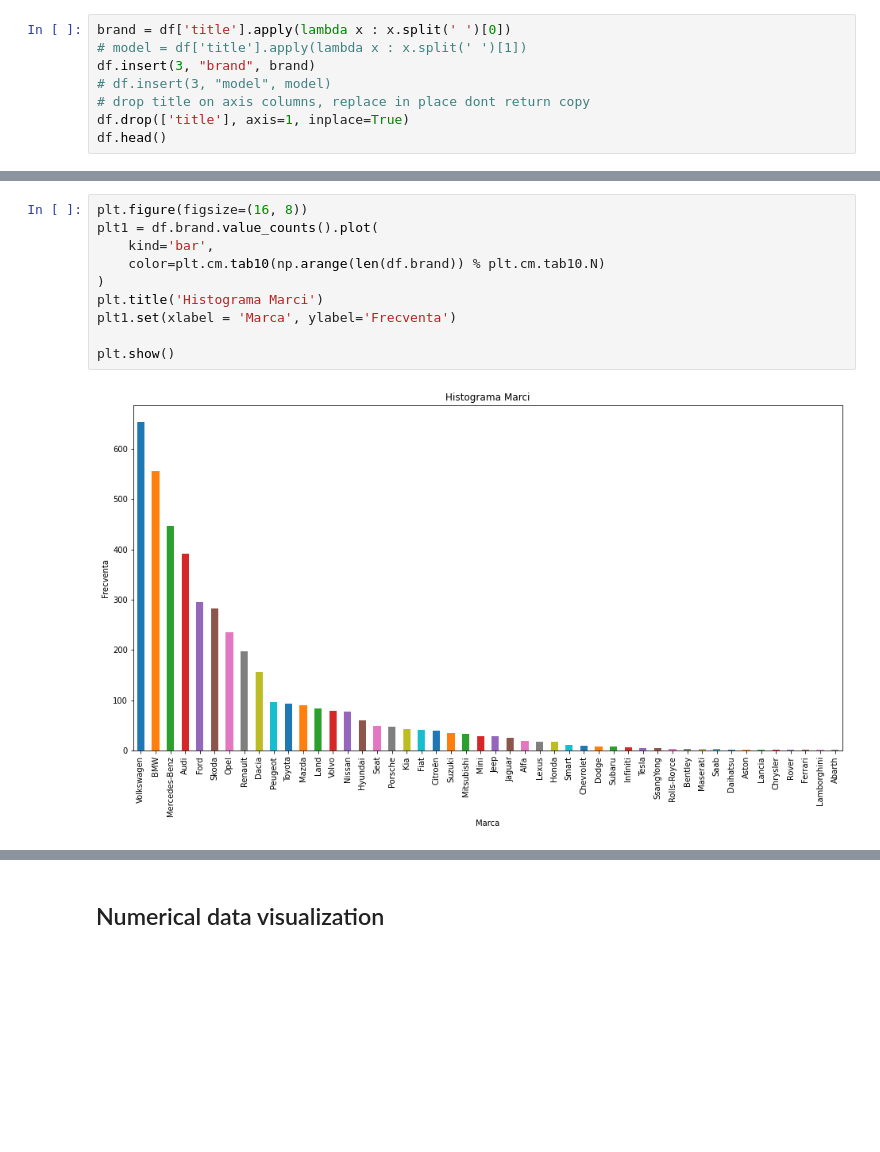
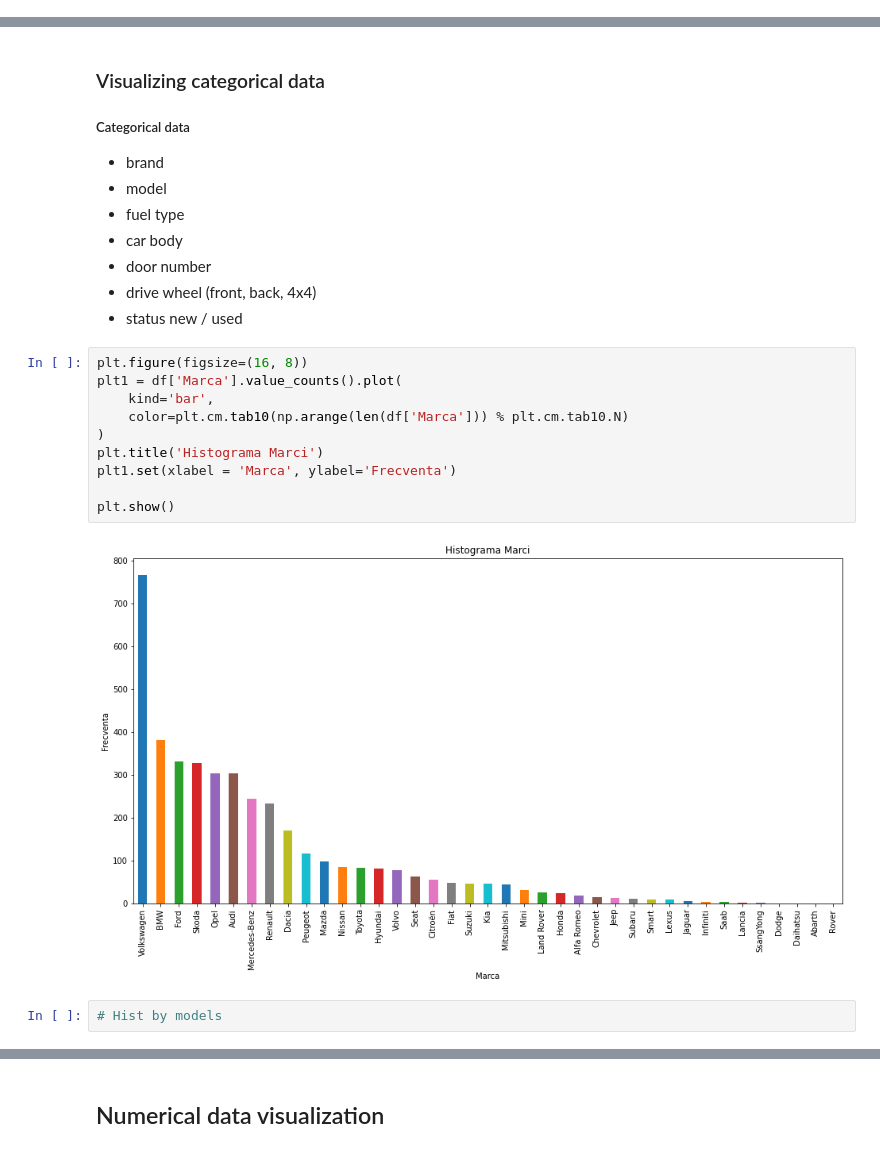
Before and after one commit to C1PR14N055/motors_ai, a Jupyter notebook: notebooks/Data Visualization.ipynb, the cells around one changed output, grey strips where cells are left out. Cells and saved outputs as stored; diff of their text form; blank space fills up the shorter version.

```diff
--- a/notebooks/Data Visualization.ipynb
+++ b/notebooks/Data Visualization.ipynb
@@ -140,11 +143,3 @@ df.head()
 | 2 | 7044051670 | 35 | Dambovita | 63351 | Targoviste |  |  | used | https://www.autovit.ro/anunt/audi... | ... |
 | 3 | 7044056336 | 12 | Sibiu | 34907 | Talmaciu |  |  | used | https://www.autovit.ro/anunt/volk... | ... |
 | 4 | 7044521035 | 34 | Valcea | 89649 | Ramnicu Valcea |  |  | used | https://www.autovit.ro/anunt/opel... | ... |
-# %%
-brand = df['title'].apply(lambda x : x.split(' ')[0])
-# model = df['title'].apply(lambda x : x.split(' ')[1])
-df.insert(3, "brand", brand)
-# df.insert(3, "model", model)
-# drop title on axis columns, replace in place dont return copy
-df.drop(['title'], axis=1, inplace=True)
-df.head()
@@ -231,15 +232,27 @@ Categorical data:
+# %% [markdown]
+### Visualizing categorical data
+##### Categorical data
+- brand
+- model
+- fuel type
+- car body
+- door number
+- drive wheel (front, back, 4x4)
+- status new / used
 # %%
 plt.figure(figsize=(16, 8))
-plt1 = df.brand.value_counts().plot(
+plt1 = df['Marca'].value_counts().plot(
     kind='bar',
-    color=plt.cm.tab10(np.arange(len(df.brand)) % plt.cm.tab10.N)
+    color=plt.cm.tab10(np.arange(len(df['Marca'])) % plt.cm.tab10.N)
 )
 plt.title('Histograma Marci')
 plt1.set(xlabel = 'Marca', ylabel='Frecventa')
 
 plt.show()
 # %% [output]
-[figure, old version]
+[figure, new version]
+# %%
+# Hist by models
 # %%
 plt.figure(figsize=(16, 8))
 plt1 = df.Combustibil.value_counts().plot(
```
Also changed, not shown: parts of 79 cells of this notebook, 7 other files.
